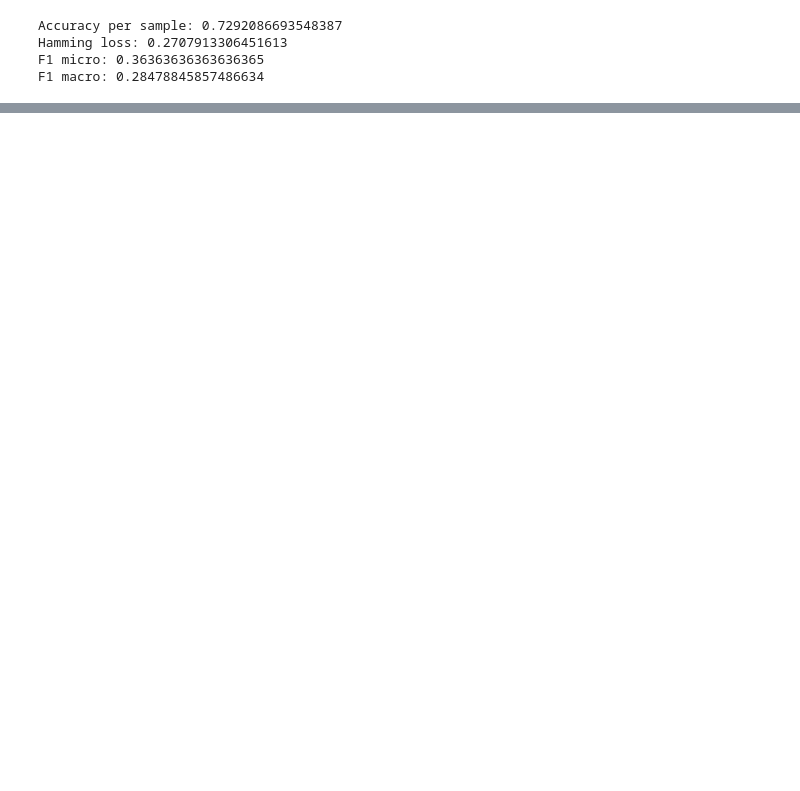
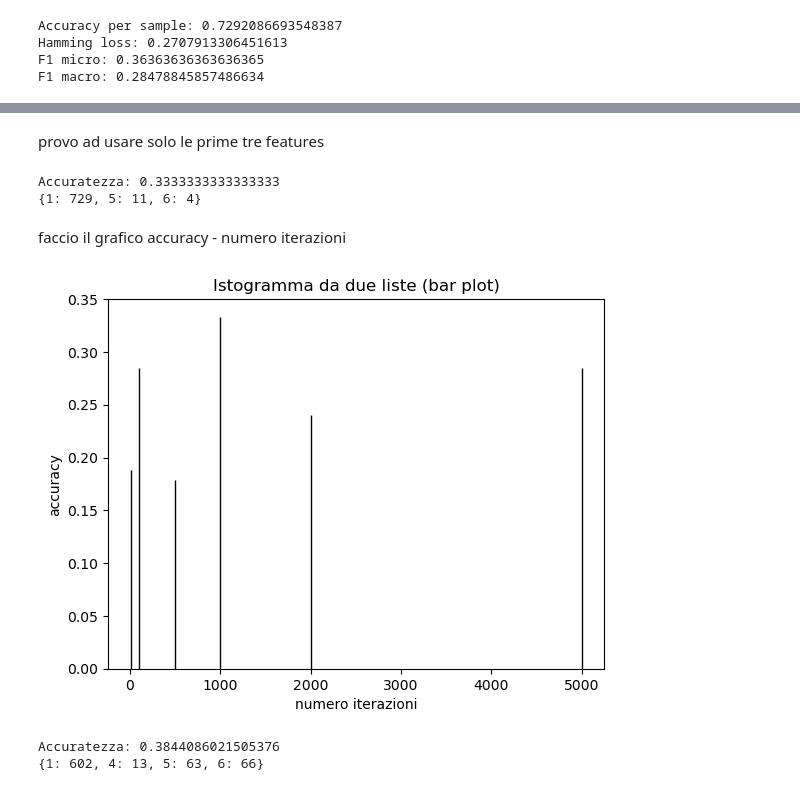
Before and after one commit to davideadinolfi/machine-learning, a Jupyter notebook: training.ipynb, the cells around one changed output, grey strips where cells are left out. Cells and saved outputs as stored; diff of their text form; code cells hidden in the pictures; blank space fills up the shorter version.

```diff
--- a/training.ipynb
+++ b/training.ipynb
@@ -979,0 +1294,45 @@ F1 macro: 0.28478845857486634
+# %% [markdown]
+provo ad usare solo le prime tre features
+# %%
+X = df[["Reti","Assist","Reti Non Su Rigore"]]
+# %%
+X_train, X_test, y_train, y_test = train_test_split(X, y, test_size=0.3, random_state=42)
+perc = PerceptroneMulticlasse(n_iter=1000)
+perc.fit(X_train, y_train)
+y_pred = perc.predict(X_test)
+print("Accuratezza:", accuracy_score(y_test, y_pred))
+valori, conteggi=np.unique(y_pred,return_counts="true")
+print(dict(zip(valori, conteggi)))
+# %% [output]
+Accuratezza: 0.3333333333333333
+{1: 729, 5: 11, 6: 4}
+# %% [markdown]
+faccio il grafico accuracy - numero iterazioni
+# %%
+num_iter=[10,100,500,1000,2000,5000]
+# %%
+acc=[]
+for i in num_iter:
+    model = PerceptroneMulticlasse(n_iter=i)
+    model.fit(X_train, y_train)
+    y_pred = model.predict(X_test)
+    acc.append(accuracy_score(y_test, y_pred))
+# %%
+plt.bar(num_iter, acc, color="skyblue", edgecolor="black")
+plt.xlabel("numero iterazioni")
+plt.ylabel("accuracy")
+plt.title("Istogramma da due liste (bar plot)")
+plt.show()
+# %% [output]
+[figure, added]
+# %%
+logreg = LogisticRegressionMulticlasse( n_classi=7, learning_rate=0.1, n_iter=10000)
+logreg.fit(X_train, y_train)
+
+y_pred = logreg.predict(X_test)
+print("Accuratezza:", accuracy_score(y_test, y_pred))
+valori, conteggi=np.unique(y_pred,return_counts="true")
+print(dict(zip(valori, conteggi)))
+# %% [output]
+Accuratezza: 0.3844086021505376
+{1: 602, 4: 13, 5: 63, 6: 66}
```
Also changed, not shown: parts of 41 cells of this notebook, 2 other files.
